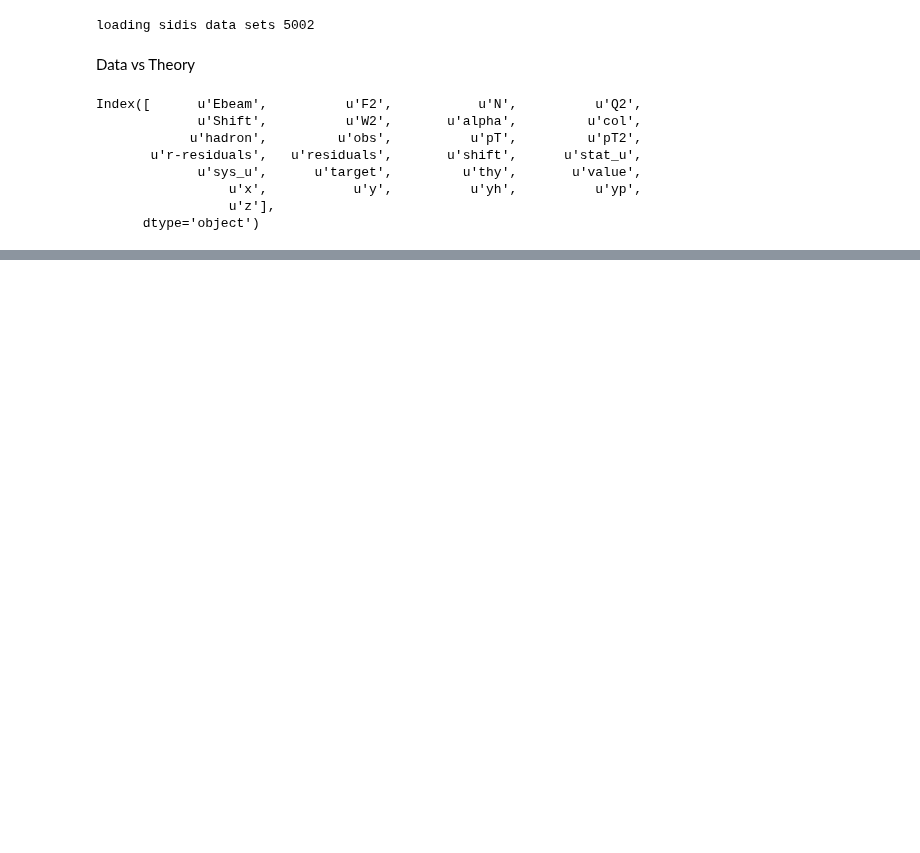
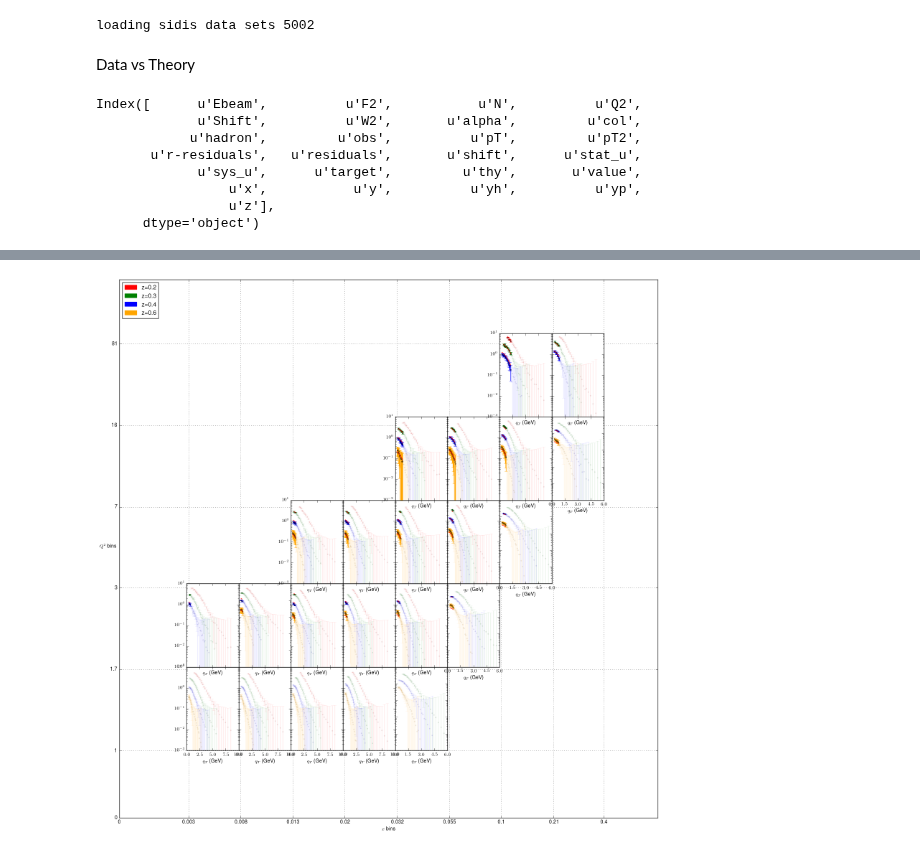
Before and after one commit to prokudin/PSU-PHYS296, a Jupyter notebook: Python/notebooks/COMPASSplot-linux.ipynb, the cells around one changed output, grey strips where cells are left out. Drawn from its saved outputs; the diff is of its cells as text; code cells hidden in the pictures; blank space fills up the shorter version.

```diff
--- a/Python/notebooks/COMPASSplot-linux.ipynb
+++ b/Python/notebooks/COMPASSplot-linux.ipynb
@@ -248,0 +198,51 @@ for group,grid in zip(range(len(groups)),gridmap):
+# %%
+## Ploting
+fig=plt.figure(figsize=(15, 15),facecolor="white") # figsize=wxh in inches
+
+globalGrid=gridspec.GridSpec(1, 1, wspace=0.0, hspace=0.0) #the axis to put subplot grid in
+innerGrid=gridspec.GridSpecFromSubplotSpec(5, 8, subplot_spec=globalGrid[0], wspace=0.0, hspace=0.0) #subplot grid
+
+# Set custom ticks
+ax=fig.add_axes([0,0,1,1])
+ax.yaxis.set_ticks([ 0.,0.1245,0.2755,0.427,0.57752,0.729,0.8805])
+ax.xaxis.set_ticks([0,0.1285,0.2255,0.322,0.419,0.516,0.613,0.709,0.71+0.097,0.9])
+ax.set_yticklabels([0]+Q2Bin)
+ax.set_xticklabels([0]+xBin)
+
+# Set title and axis labels
+#ax.title("COMPASS Data")
+ax.set_ylabel(r"$Q^2$ bins",rotation="horizontal")
+ax.set_xlabel(r"$x$ bins")
+
+# Set legend
+Zpatch1 = mpatches.Patch(color=Zcolor[0], label='z=0.2')
+Zpatch2 = mpatches.Patch(color=Zcolor[1], label='z=0.3')
+Zpatch3 = mpatches.Patch(color=Zcolor[2], label='z=0.4')
+Zpatch4 = mpatches.Patch(color=Zcolor[3], label='z=0.6')
+ax.legend(handles=[Zpatch1,Zpatch2,Zpatch3,Zpatch4],loc='upper left')
+ax.grid()
+
+for group,grid in zip(range(len(groups)),gridmap):
+    data_bin=data5001.query('xClas=="%s" and Q2Clas=="%s"' %(groups[group][0],groups[group][1]))
+    data_bin_whole=data5001whole.query('xClas=="%s" and Q2Clas=="%s"' %(groups[group][0],groups[group][1]))
+    k=0 #counter
+    for i in z:
+        ax = fig.add_subplot(innerGrid[grid])
+        ax.set_yscale("log")
+        ax.xaxis.set_major_locator(plt.MaxNLocator(4)) # limit number of tics in x to 4 only
+        ax.errorbar(data_bin.qT[data_bin.z==i],data_bin.value[data_bin.z==i],#x,y
+                    data_bin.delta[data_bin.z==i],#errorbars
+                    color=Zcolor[k],marker=Zmark[k],linestyle="",linewidth=1,markersize=2)#whole data
+        ax.errorbar(data_bin_whole.qT[data_bin_whole.z==i],data_bin_whole.value[data_bin_whole.z==i],#x,y
+                    data_bin_whole.delta[data_bin_whole.z==i],#errorbars
+                    color=Zcolor[k],marker=Zmark[k],linestyle="",linewidth=1,markersize=2,alpha=0.1)#fitted data
+        #print data_bin_theory
+        ax.plot(data_bin.qT[data_bin.z==i],data_bin.thy[data_bin.z==i],'r-')
+        if grid not in shairYax:
+            ax.set_yticklabels('')
+        if grid not in shairXax:
+            ax.set_xticklabels('')
+        k+=1 #add one to counter
+        ax.set_xlabel(r"$q_T$ (GeV)")
+# %% [output]
+[figure, added]
```
Also changed, not shown: parts of 8 cells of this notebook, 3 other files.
